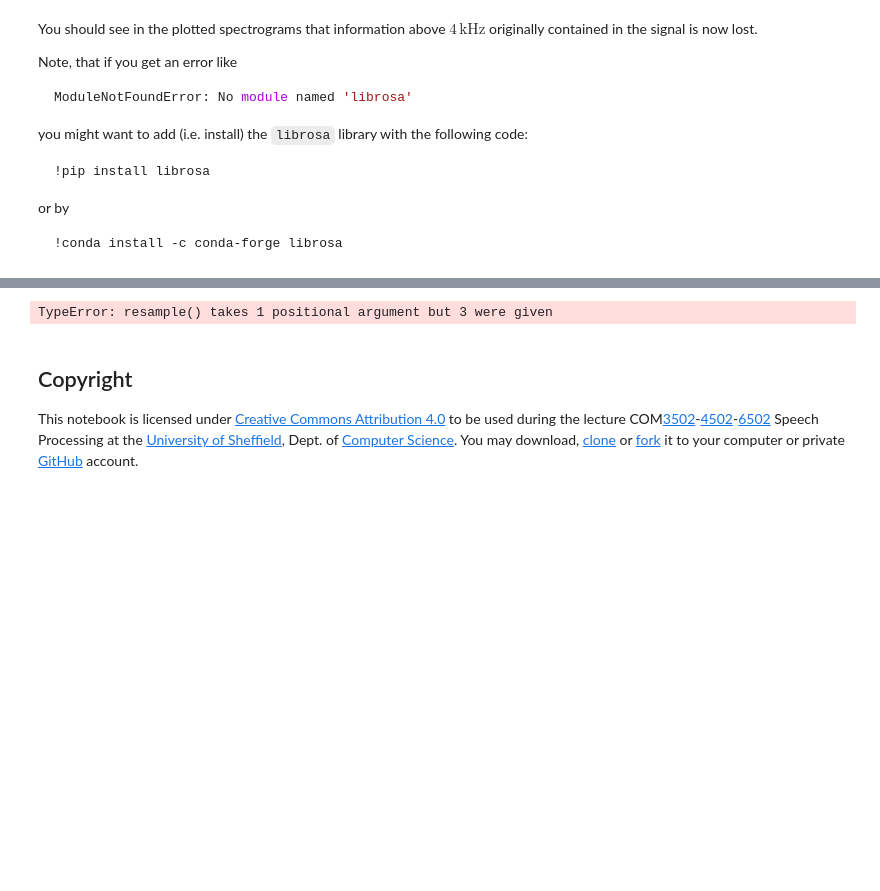
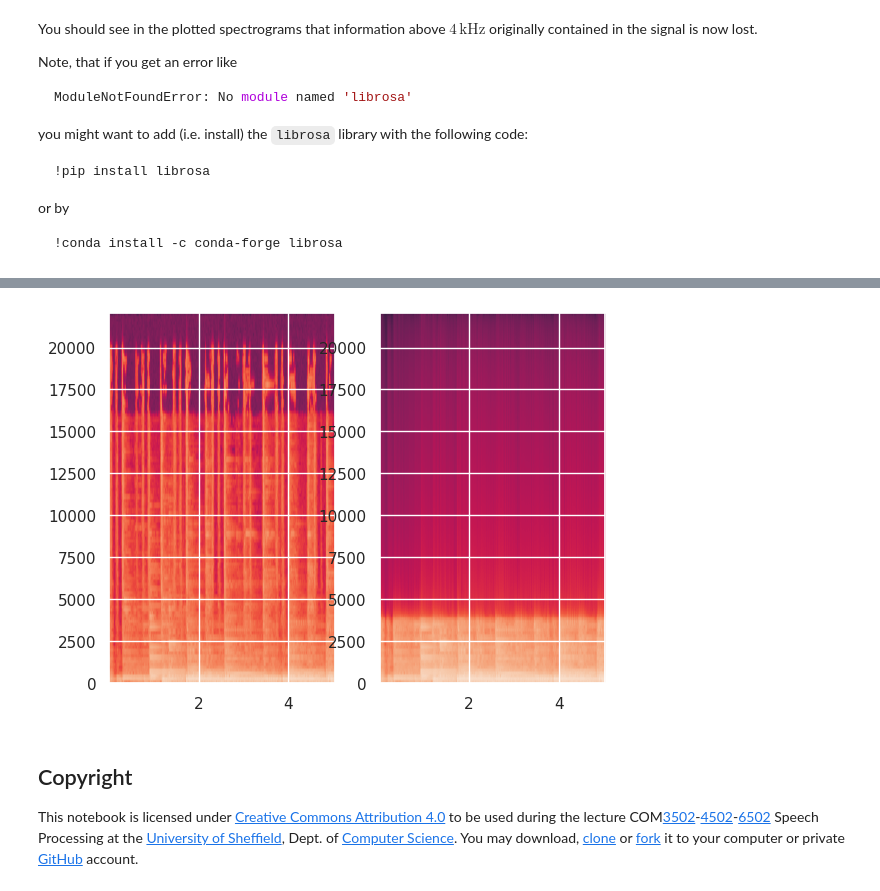
Before and after one commit to aca22nla/com3502, a Jupyter notebook: Lab-Sheets/Lab-Sheet-2.ipynb, the cells around one changed output, grey strips where cells are left out. Cells and saved outputs as stored; diff of their text form; code cells hidden in the pictures; blank space fills up the shorter version.

````diff
--- a/Lab-Sheets/Lab-Sheet-2.ipynb
+++ b/Lab-Sheets/Lab-Sheet-2.ipynb
@@ -367,13 +367,13 @@ or by
 !conda install -c conda-forge librosa
 ```
 # %%
-!pip install librosa==0.9.2
+#!pip install librosa==0.9.2
 # uncomment the previous line for one run if librosa is not yet installed
 
 import librosa         # we will use librosa here for resampling
 
 mus_8k = librosa.resample(mus_44k, fs44, 8000); # resample to 8 kHz
-mus_44k_2 = librosa.resample(mus_8k, fs44, 44100)  # resample back to 44.1 kHz
+mus_44k_2 = librosa.resample(mus_8k, 8000, 44100)  # resample back to 44.1 kHz
 
 # compare in terms of spectrograms
 plt.subplot(1,2,1)
@@ -402,4 +385,4 @@ Successfully installed librosa-0.9.2 resampy-0.4.3
-TypeError: resample() takes 1 positional argument but 3 were given
+[figure, added]
 # %% [markdown]
 ## Copyright
 
````
Also changed, not shown: parts of 3 cells of this notebook.
